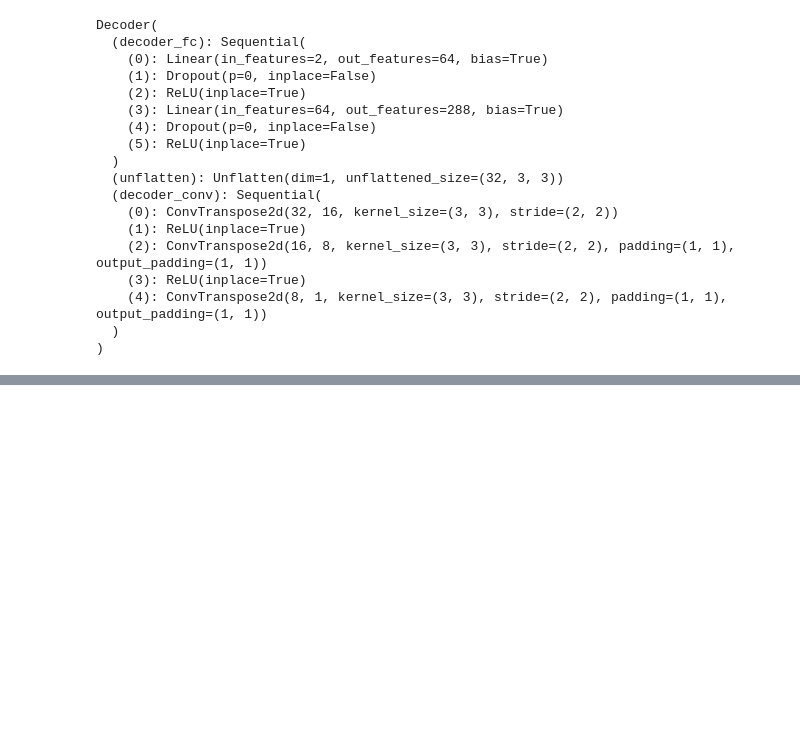
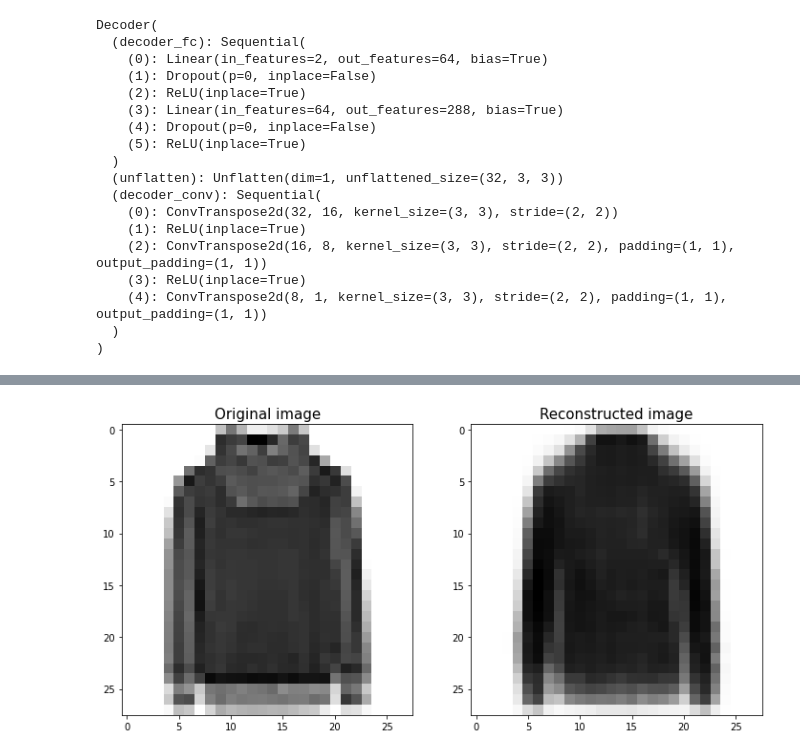
Before and after one commit to rossetl/NNDL, a Jupyter notebook: Homework 2/Autoencoder_Rosset_Lorenzo.ipynb, the cells around one changed output, grey strips where cells are left out. Saved outputs shown, nothing was run; the diff lists cells and outputs as text; code cells hidden in the pictures; blank space fills up the shorter version.

```diff
--- a/Homework 2/Autoencoder_Rosset_Lorenzo.ipynb
+++ b/Homework 2/Autoencoder_Rosset_Lorenzo.ipynb
@@ -255,0 +256,19 @@ ax.legend(fontsize=12)
+# %%
+# Image reconstruction
+idx = 5
+image, label = train_dataset[idx]
+encoder.eval()
+decoder.eval()
+with torch.no_grad():
+    encoded_sample = encoder(image.unsqueeze_(0).to(DEVICE))
+    decoded_sample = decoder(encoded_sample)
+rec_image = decoded_sample.to('cpu').squeeze().numpy()
+
+fig, ax = plt.subplots(figsize=(12, 6), nrows=1, ncols=2)
+ax[0].imshow(image.squeeze(), cmap='Greys')
+ax[0].set_title('Original image', size=15)
+
+ax[1].imshow(rec_image, cmap='Greys')
+ax[1].set_title('Reconstructed image', size=15);
+# %% [output]
+[figure, added]
```
Also changed, not shown: parts of 15 cells of this notebook.
